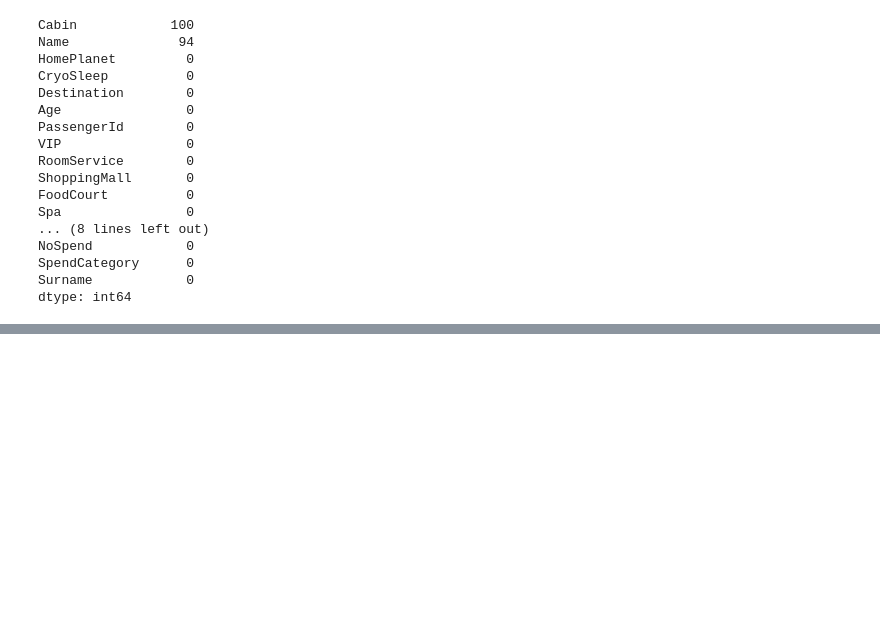
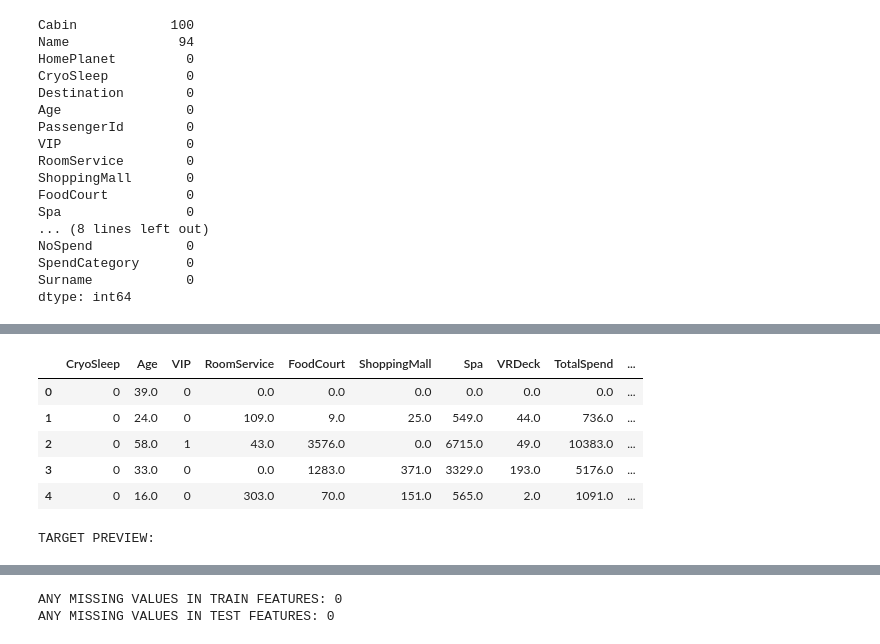
Before and after one commit to mcshoja/Spaceship-Titanic, a Jupyter notebook: spaceship_titanic.ipynb, the cells around one changed output, grey strips where cells are left out. Drawn from its saved outputs; the diff is of its cells as text; code cells hidden in the pictures; blank space fills up the shorter version.

Commit message:
Baseline Model

```diff
--- a/spaceship_titanic.ipynb
+++ b/spaceship_titanic.ipynb
@@ -827,3 +827,74 @@ NoSpend            0
 SpendCategory      0
 Surname            0
 dtype: int64
+# %%
+# 11. PREPARING FEATURES FOR MODELING
+
+# Make copies so we keep the cleaned datasets unchanged
+train_model = train_clean.copy()
+test_model = test_clean.copy()
+
+# Store PassengerId for the final submission
+
+test_passenger_ids = test_model["PassengerId"]
+
+# Seperate target variable from training data
+
+y = train_model["Transported"].astype(int)
+
+# Drop columns that should not be used directly in the model
+# PassengerId is only an identifier,
+# Name and cabin are row text columns already converted into careful features
+# Group and Surname are high cardinality text columns, so we  drop them for the first model
+
+drop_cols = ["PassengerId", "Name", "Cabin", "Transported", "Group", "Surname"]
+
+x = train_model.drop(columns=drop_cols)
+x_test = test_model.drop(columns=[col for col in drop_cols if col in test_model.columns])
+
+# Convert boolean columns into intergers
+# True becomes 1, False becomes 0
+
+bool_cols = ["CryoSleep", "VIP"]
+
+for col in bool_cols:
+    x[col] = x[col].astype(int)
+    x_test[col] = x_test[col].astype(int)
+
+# Identify categorical columns for one-hot encoding
+
+categorical_cols = x.select_dtypes(include=["object", "category"]).columns.tolist()
+
+print("CATEGORICAL COLUMNS TO ENCODE:")
+print(categorical_cols)
+
+# One-hot encode categorical variables
+# This turns text categories into numeric colums
+
+x_encoded = pd.get_dummies(x, columns=categorical_cols, drop_first=False)
+x_test_encoded = pd.get_dummies(x_test, columns=categorical_cols, drop_first=False)
+
+# Align train and test columns
+# This ensures both datasets have exactly the same feature columns
+
+x_encoded, x_test_encoded = x_encoded.align(
+    x_test_encoded,
+    join="left",
+    axis=1,
+    fill_value=0
+)
+
+# Check final modeling datasets
+
+print("TRAIN FEATURES SHAPE:", x_encoded.shape)
+print("TEST FEATURES SHAPE:", x_test_encoded.shape)
+
+print("\nTRAIN FEATURE PREVIEW:")
+display(x_encoded.head())
+
+print("\nTARGET PREVIEW:")
+display(y.head())
+
+print("\nANY MISSING VALUES IN TRAIN FEATURES:", x_encoded.isnull().sum().sum())
+print("ANY MISSING VALUES IN TEST FEATURES:", x_test_encoded.isnull().sum().sum())
+# %% [output]
@@ -829,0 +907,7 @@ dtype: int64
+|  | CryoSleep | Age | VIP | RoomService | FoodCourt | ShoppingMall | Spa | VRDeck | TotalSpend | ... |
+| 0 | 0 | 39.0 | 0 | 0.0 | 0.0 | 0.0 | 0.0 | 0.0 | 0.0 | ... |
+| 1 | 0 | 24.0 | 0 | 109.0 | 9.0 | 25.0 | 549.0 | 44.0 | 736.0 | ... |
+| 2 | 0 | 58.0 | 1 | 43.0 | 3576.0 | 0.0 | 6715.0 | 49.0 | 10383.0 | ... |
+| 3 | 0 | 33.0 | 0 | 0.0 | 1283.0 | 371.0 | 3329.0 | 193.0 | 5176.0 | ... |
+| 4 | 0 | 16.0 | 0 | 303.0 | 70.0 | 151.0 | 565.0 | 2.0 | 1091.0 | ... |
+TARGET PREVIEW:
@@ -829,0 +920,2 @@ dtype: int64
+ANY MISSING VALUES IN TRAIN FEATURES: 0
+ANY MISSING VALUES IN TEST FEATURES: 0
```
Also changed, not shown: parts of 3 cells of this notebook.
